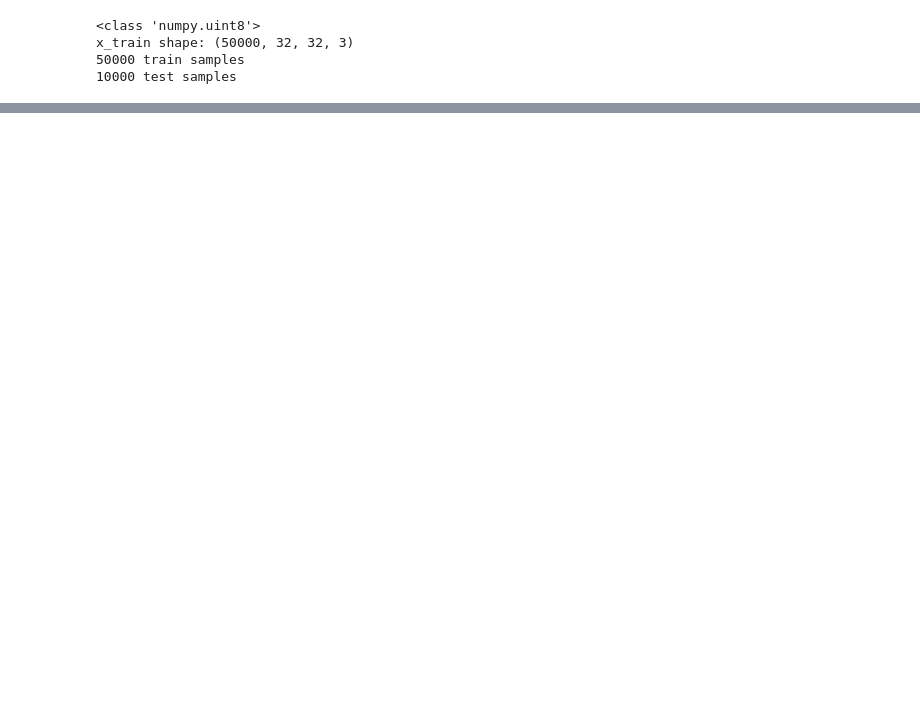
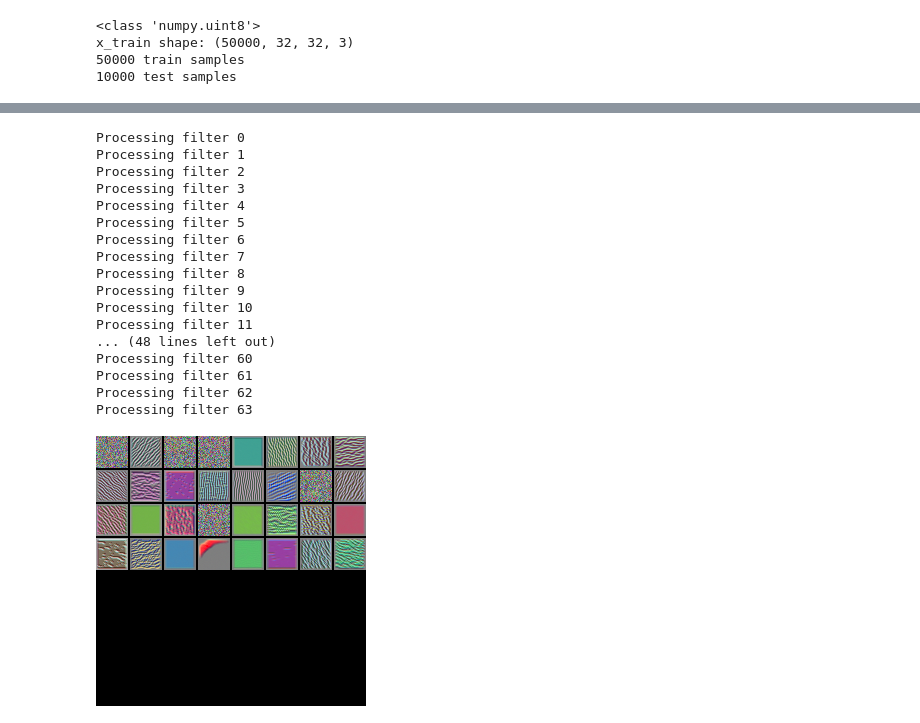
Before and after one commit to malletan/PM-A20-Neural-Networks, a Jupyter notebook: cifar-convnet.ipynb, the cells around one changed output, grey strips where cells are left out. Drawn from its saved outputs; the diff is of its cells as text; code cells hidden in the pictures; blank space fills up the shorter version.

```diff
--- a/cifar-convnet.ipynb
+++ b/cifar-convnet.ipynb
@@ -93,0 +188,53 @@ Test accuracy: 0.6873
+# %%
+all_imgs = []
+for filter_index in range(64):
+    print("Processing filter %d" % (filter_index,))
+    try:
+        loss, img = visualize_filter(filter_index)
+        #print(img.shape)
+    except tf.errors.InvalidArgumentError as e:
+        img = np.zeros((img_width, img_height, 3))
+    all_imgs.append(img)
+
+margin = 2
+n = 8
+#cropped_width = img_width - 25 * 2
+#cropped_height = img_height - 25 * 2
+cropped_width = img_width
+cropped_height = img_height
+width = n * cropped_width + (n - 1) * margin
+height = n * cropped_height + (n - 1) * margin
+stitched_filters = np.zeros((width, height, 3))
+
+for i in range(n):
+    for j in range(n):
+        img = all_imgs[i * n + j]
+        stitched_filters[
+            (cropped_width + margin) * i : (cropped_width + margin) * i + cropped_width,
+            (cropped_height + margin) * j : (cropped_height + margin) * j
+            + cropped_height,
+            :,
+        ] = img
+stiched_img_name = "stiched_filters-cifar-"+layer_name+"-"+str(epochs)+".png"
+keras.preprocessing.image.save_img(stiched_img_name, stitched_filters)
+
+display(Image(stiched_img_name))
+# %% [output]
+Processing filter 0
+Processing filter 1
+Processing filter 2
+Processing filter 3
+Processing filter 4
+Processing filter 5
+Processing filter 6
+Processing filter 7
+Processing filter 8
+Processing filter 9
+Processing filter 10
+Processing filter 11
+... (48 lines left out)
+Processing filter 60
+Processing filter 61
+Processing filter 62
+Processing filter 63
+[figure, added]
```
Also changed, not shown: parts of 10 cells of this notebook, 21 other files.
